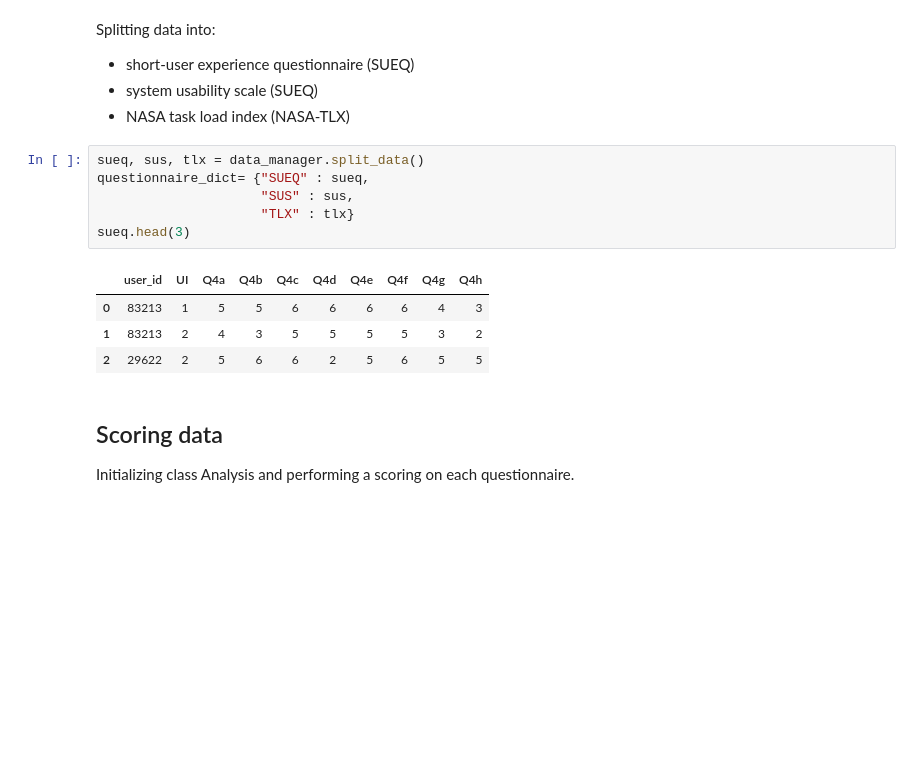
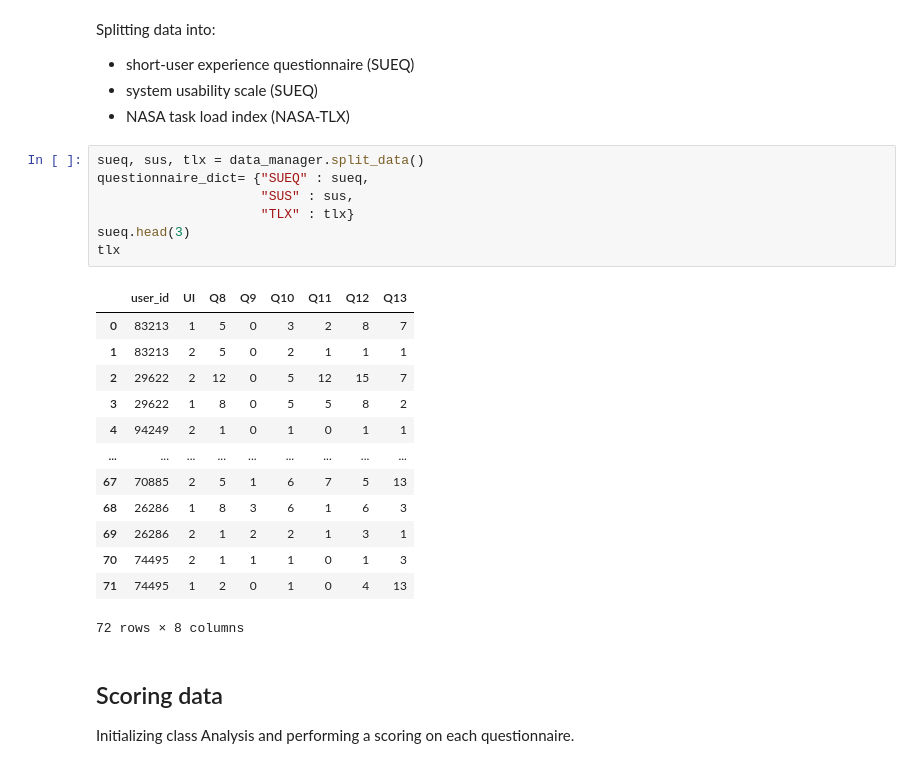
Before and after one commit to ggril/master_thesis, a Jupyter notebook: final_report.ipynb, the cells around one changed output. Drawn from its saved outputs; the diff is of its cells as text; blank space fills up the shorter version.

```diff
--- a/final_report.ipynb
+++ b/final_report.ipynb
@@ -51,14 +51,24 @@ Splitting data into:
 # %%
 sueq, sus, tlx = data_manager.split_data()
 questionnaire_dict= {"SUEQ" : sueq,
                      "SUS" : sus,
                      "TLX" : tlx}
 sueq.head(3)
+tlx
 # %% [output]
-|  | user_id | UI | Q4a | Q4b | Q4c | Q4d | Q4e | Q4f | Q4g | Q4h |
-| 0 | 83213 | 1 | 5 | 5 | 6 | 6 | 6 | 6 | 4 | 3 |
-| 1 | 83213 | 2 | 4 | 3 | 5 | 5 | 5 | 5 | 3 | 2 |
-| 2 | 29622 | 2 | 5 | 6 | 6 | 2 | 5 | 6 | 5 | 5 |
+|  | user_id | UI | Q8 | Q9 | Q10 | Q11 | Q12 | Q13 |
+| 0 | 83213 | 1 | 5 | 0 | 3 | 2 | 8 | 7 |
+| 1 | 83213 | 2 | 5 | 0 | 2 | 1 | 1 | 1 |
+| 2 | 29622 | 2 | 12 | 0 | 5 | 12 | 15 | 7 |
+| 3 | 29622 | 1 | 8 | 0 | 5 | 5 | 8 | 2 |
+| 4 | 94249 | 2 | 1 | 0 | 1 | 0 | 1 | 1 |
+| ... | ... | ... | ... | ... | ... | ... | ... | ... |
+| 67 | 70885 | 2 | 5 | 1 | 6 | 7 | 5 | 13 |
+| 68 | 26286 | 1 | 8 | 3 | 6 | 1 | 6 | 3 |
+| 69 | 26286 | 2 | 1 | 2 | 2 | 1 | 3 | 1 |
+| 70 | 74495 | 2 | 1 | 1 | 1 | 0 | 1 | 3 |
+| 71 | 74495 | 1 | 2 | 0 | 1 | 0 | 4 | 13 |
+72 rows × 8 columns
 # %% [markdown]
 ## Scoring data
 Initializing class Analysis and performing a scoring on each questionnaire.
```
Also changed, not shown: parts of 12 cells of this notebook, 3 other files.
